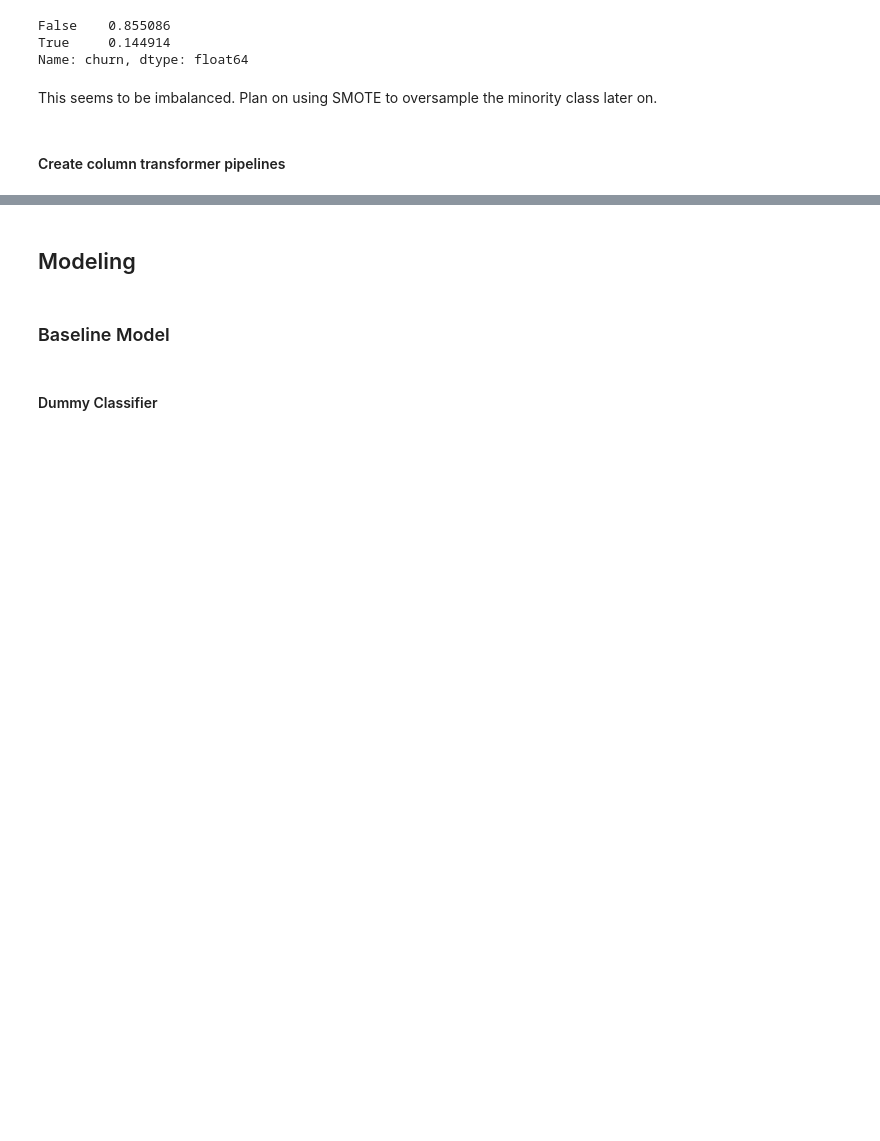
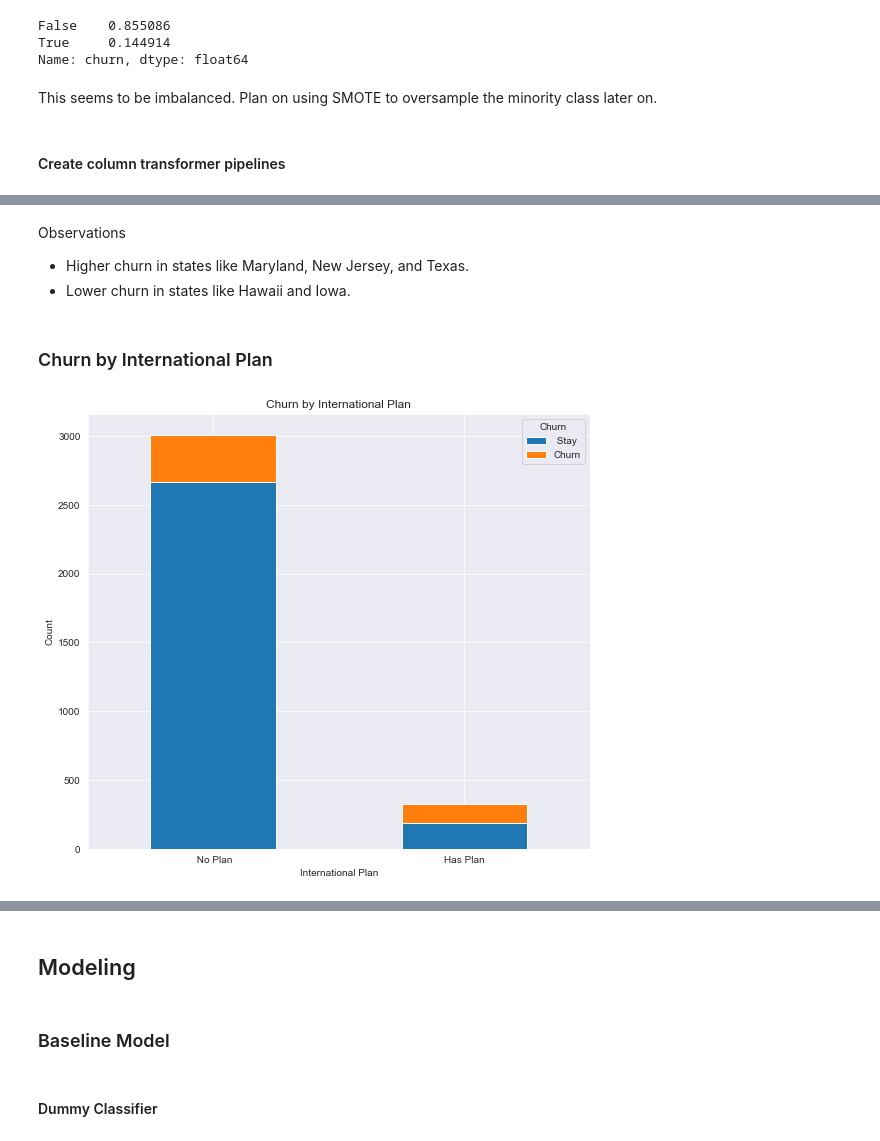
Before and after one commit to nate102938/SyriaTel_customer_churn, a Jupyter notebook: Notebook 2.ipynb, the cells around one changed output, grey strips where cells are left out. Saved outputs shown, nothing was run; the diff lists cells and outputs as text; code cells hidden in the pictures; blank space fills up the shorter version.

```diff
--- a/Notebook 2.ipynb
+++ b/Notebook 2.ipynb
@@ -217,0 +249,23 @@ CT = ColumnTransformer(transformers=[
+# %% [markdown]
+Observations
+- Higher churn in states like Maryland, New Jersey, and Texas.
+- Lower churn in states like Hawaii and Iowa.
+# %% [markdown]
+### Churn by International Plan
+# %%
+df2 = df.copy()
+df2 = df.rename(columns={"churn":"Churn"})
+df2['Churn'] = df2['Churn'].replace({False: " Stay", True: 'Churn'})
+df2['international_plan'] = df2['international_plan'].replace({'no': " No Plan", 'yes': 'Has Plan'})
+p = df2.groupby(["international_plan", "Churn"]).size().unstack()
+
+sns.set_style("darkgrid")
+sns.color_palette("rocket", as_cmap=True)
+fig, ax = plt.subplots(figsize=(9,8))
+p.plot(ax=ax, kind='bar', stacked=True)
+ax.set_title("Churn by International Plan")
+ax.set_ylabel("Count")
+ax.set_xlabel("International Plan");
+plt.xticks(rotation = 0);
+# %% [output]
+[figure, added]
```
Also changed, not shown: parts of 52 cells of this notebook.
